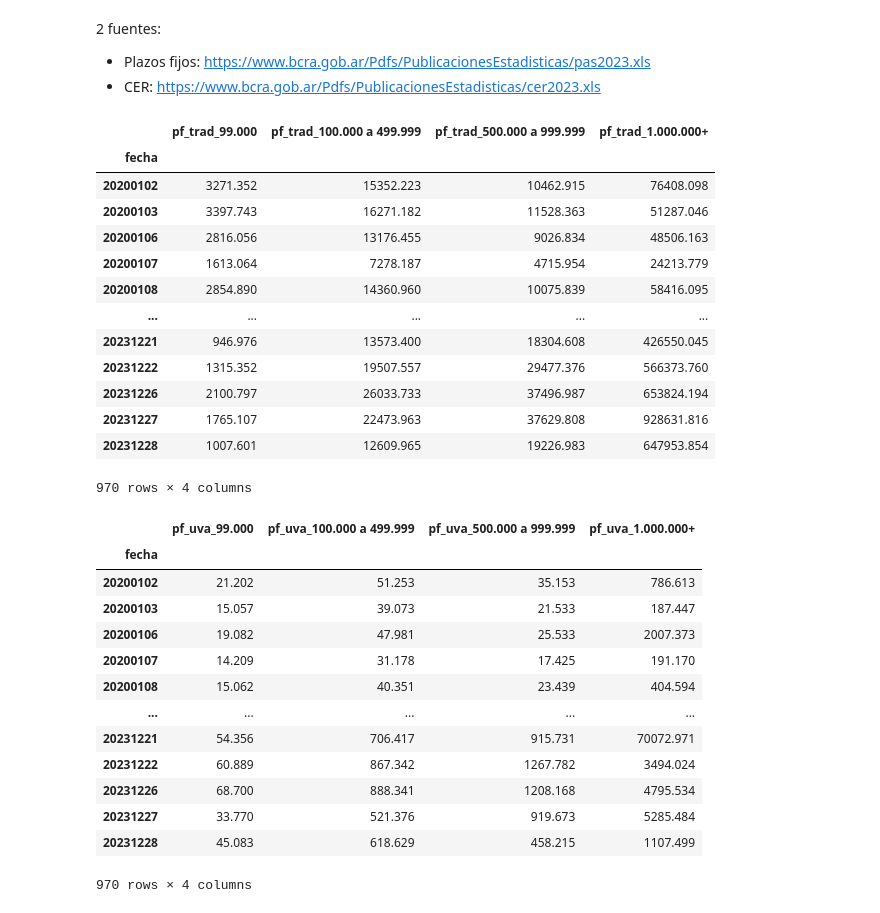
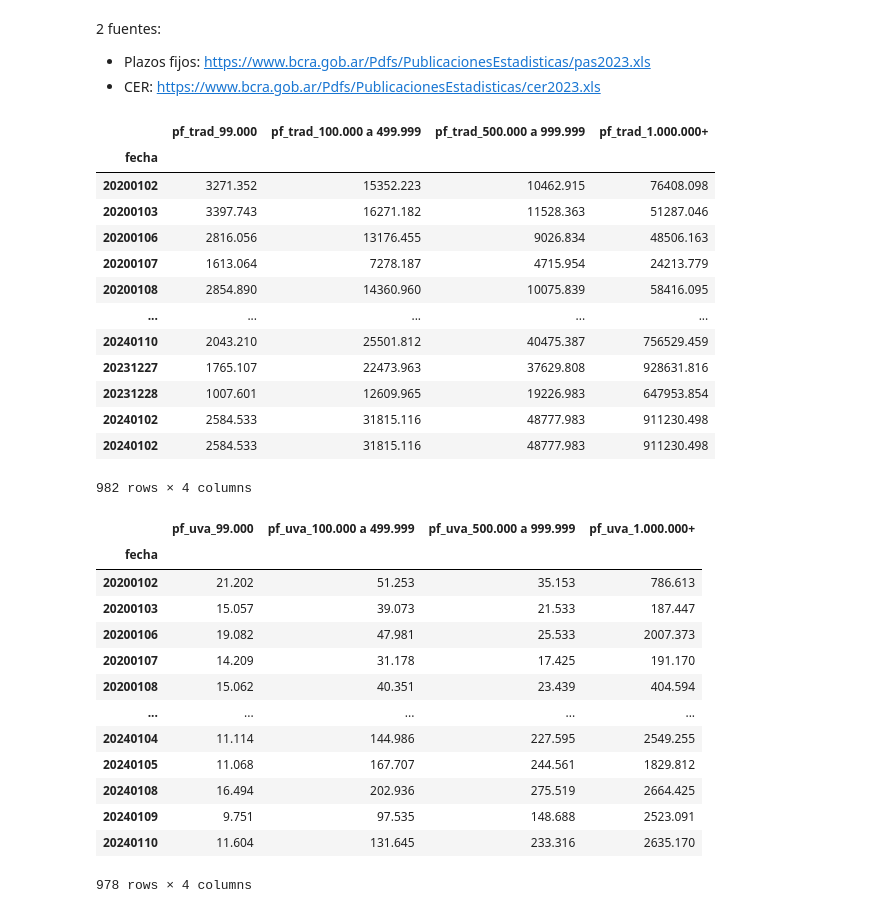
Before and after one commit to MartinBasualdo0/Variables-macro-relevantes-Mart-n-Basualdo, a Jupyter notebook: Plazos Fijos/plazos_fijos.ipynb, the cells around one changed output. Saved outputs shown, nothing was run; the diff lists cells and outputs as text; code cells hidden in the pictures.

Commit message:
bug excel pf tradicional

```diff
--- a/Plazos Fijos/plazos_fijos.ipynb
+++ b/Plazos Fijos/plazos_fijos.ipynb
@@ -6,36 +6,39 @@ import plotly.graph_objects as go
 - Plazos fijos: https://www.bcra.gob.ar/Pdfs/PublicacionesEstadisticas/pas2023.xls
 - CER: https://www.bcra.gob.ar/Pdfs/PublicacionesEstadisticas/cer2023.xls
 # %%
-def read_pf_trad_bcos(anio:int = 2023):
-    df = pd.read_excel(f"https://www.bcra.gob.ar/Pdfs/PublicacionesEstadisticas/pas{anio}.xls", sheet_name="Estra_dia_bancos", header=25,index_col="fecha")
+def read_pf_trad_bcos(anio:int = 2024):
+    df = pd.read_excel(f"https://www.bcra.gob.ar/Pdfs/PublicacionesEstadisticas/pas{anio}.xls", sheet_name="Estra_dia_bancos", header=25)
+    df = df.dropna(subset="fecha")
+    df["fecha"] = df["fecha"].astype(int)
+    df = df.set_index("fecha")
     df = df[["pasdes18","pasdes20","pasdes22","pasdes24"]] / 1_000 #Está en miles, lo paso a millones de pesos
     df = df.rename({"pasdes18":"pf_trad_99.000", "pasdes20":"pf_trad_100.000 a 499.999",
                                     "pasdes22":"pf_trad_500.000 a 999.999", "pasdes24":"pf_trad_1.000.000+"},axis=1)
     return df
 
 pf_trad_df = []
-for anio in [2020,2021,2022,2023]:
+for anio in [2020,2021,2022,2023,2024]:
     temp = read_pf_trad_bcos(anio=anio)
     pf_trad_df.append(temp)
 pf_trad_df = pd.concat(pf_trad_df)
 pf_trad_df
 # %% [output]
 |  | pf_trad_99.000 | pf_trad_100.000 a 499.999 | pf_trad_500.000 a 999.999 | pf_trad_1.000.000+ |
 | fecha |  |  |  |  |
 | 20200102 | 3271.352 | 15352.223 | 10462.915 | 76408.098 |
 | 20200103 | 3397.743 | 16271.182 | 11528.363 | 51287.046 |
 | 20200106 | 2816.056 | 13176.455 | 9026.834 | 48506.163 |
 | 20200107 | 1613.064 | 7278.187 | 4715.954 | 24213.779 |
 | 20200108 | 2854.890 | 14360.960 | 10075.839 | 58416.095 |
 | ... | ... | ... | ... | ... |
-| 20231221 | 946.976 | 13573.400 | 18304.608 | 426550.045 |
-| 20231222 | 1315.352 | 19507.557 | 29477.376 | 566373.760 |
-| 20231226 | 2100.797 | 26033.733 | 37496.987 | 653824.194 |
+| 20240110 | 2043.210 | 25501.812 | 40475.387 | 756529.459 |
 | 20231227 | 1765.107 | 22473.963 | 37629.808 | 928631.816 |
 | 20231228 | 1007.601 | 12609.965 | 19226.983 | 647953.854 |
+| 20240102 | 2584.533 | 31815.116 | 48777.983 | 911230.498 |
+| 20240102 | 2584.533 | 31815.116 | 48777.983 | 911230.498 |
-970 rows × 4 columns
+982 rows × 4 columns
 # %%
-def read_pf_uva(anio:int = 2023):
+def read_pf_uva(anio:int = 2024):
     df = pd.read_excel(f"https://www.bcra.gob.ar/Pdfs/PublicacionesEstadisticas/pas{anio}.xls", sheet_name="UVA_UVI", header=25, index_col="fecha")
     df = df[["pasvar01","pasvar04","pasvar07","pasvar10"]] / 1_000 #Está en miles, lo paso a millones de pesos
     df = df.rename({"pasvar01":"pf_uva_99.000", "pasvar04":"pf_uva_100.000 a 499.999",
@@ -43,7 +46,7 @@ def read_pf_uva(anio:int = 2023):
     return df
 
 pf_uva_df = []
-for anio in [2020,2021,2022,2023]:
+for anio in [2020,2021,2022,2023,2024]:
     temp = read_pf_uva(anio=anio)
     pf_uva_df.append(temp)
 pf_uva_df = pd.concat(pf_uva_df)
@@ -57,10 +60,10 @@ pf_uva_df
 | 20200107 | 14.209 | 31.178 | 17.425 | 191.170 |
 | 20200108 | 15.062 | 40.351 | 23.439 | 404.594 |
 | ... | ... | ... | ... | ... |
-| 20231221 | 54.356 | 706.417 | 915.731 | 70072.971 |
-| 20231222 | 60.889 | 867.342 | 1267.782 | 3494.024 |
-| 20231226 | 68.700 | 888.341 | 1208.168 | 4795.534 |
-| 20231227 | 33.770 | 521.376 | 919.673 | 5285.484 |
-| 20231228 | 45.083 | 618.629 | 458.215 | 1107.499 |
+| 20240104 | 11.114 | 144.986 | 227.595 | 2549.255 |
+| 20240105 | 11.068 | 167.707 | 244.561 | 1829.812 |
+| 20240108 | 16.494 | 202.936 | 275.519 | 2664.425 |
+| 20240109 | 9.751 | 97.535 | 148.688 | 2523.091 |
+| 20240110 | 11.604 | 131.645 | 233.316 | 2635.170 |
-970 rows × 4 columns
+978 rows × 4 columns
 # %%
```
Also changed, not shown: parts of 4 cells of this notebook.
